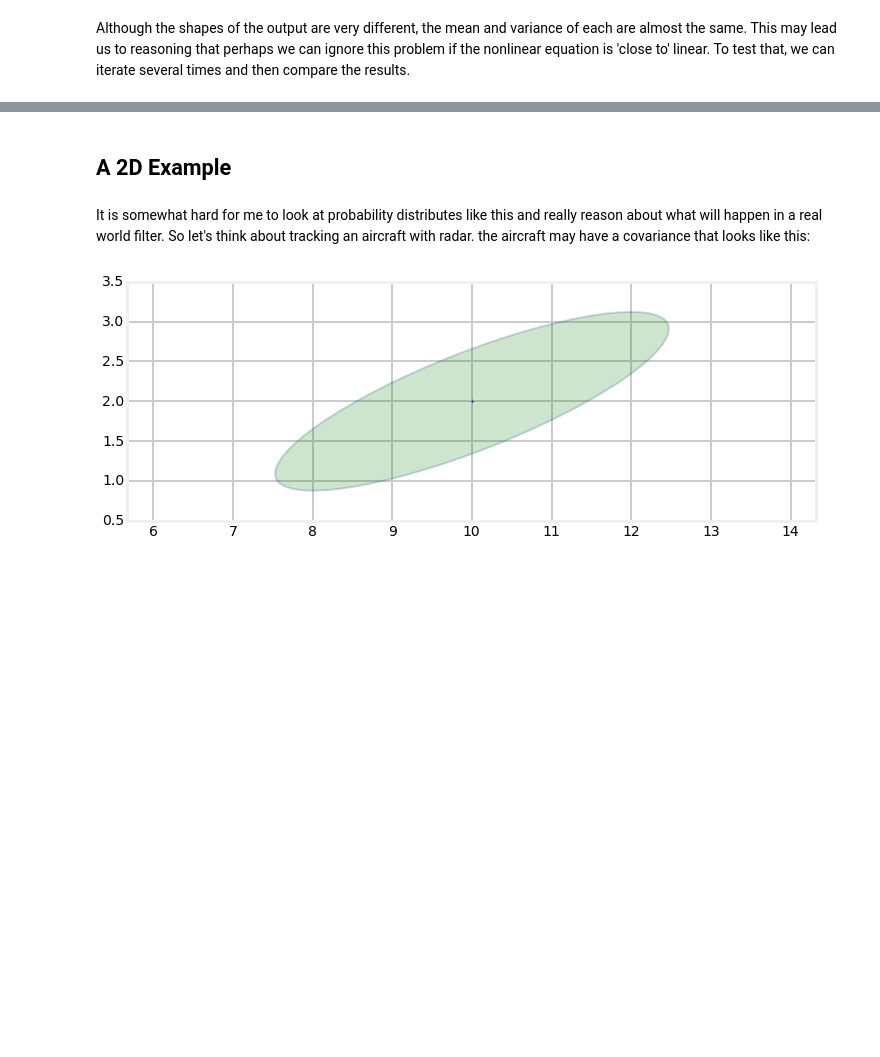
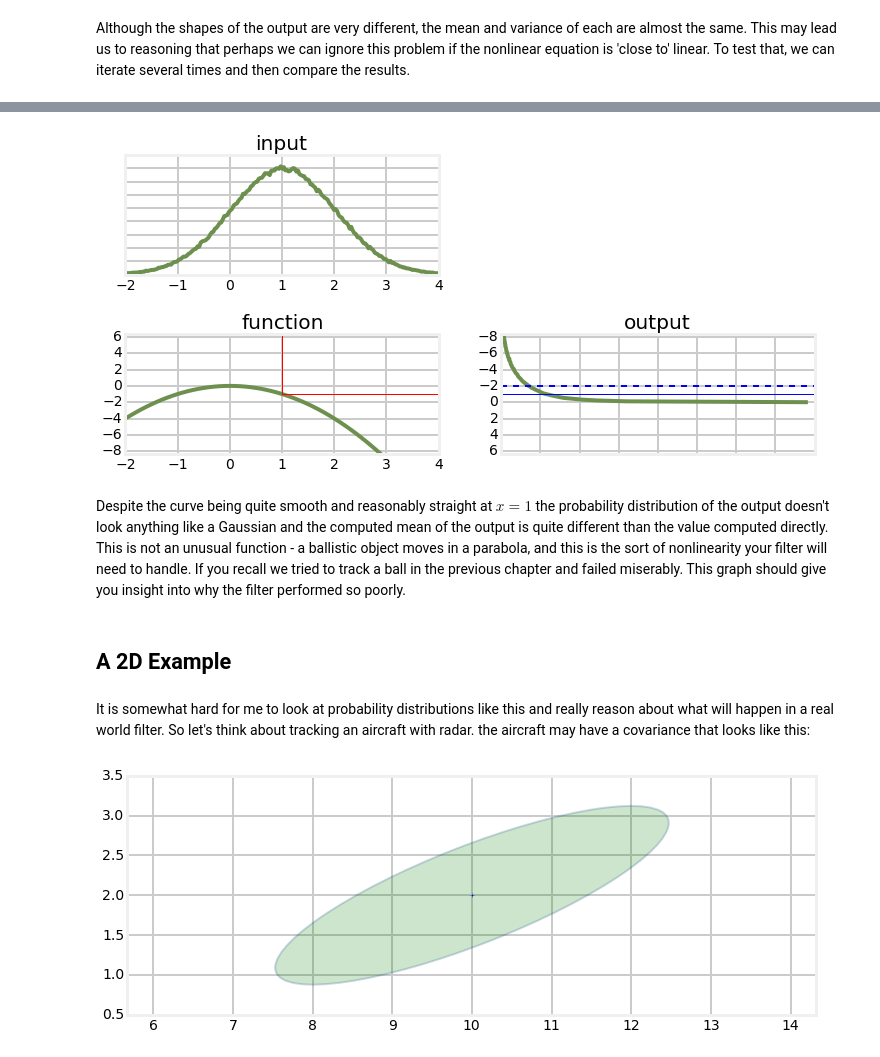
Before and after one commit to rlabbe/Kalman-and-Bayesian-Filters-in-Python, a Jupyter notebook: 09_Nonlinear_Filtering.ipynb, the cells around one changed output, grey strips where cells are left out. Drawn from its saved outputs; the diff is of its cells as text; code cells hidden in the pictures; blank space fills up the shorter version.

Commit message:
Formatting and experiments.
Let this check in get away from me. Bunch of small formatting sttuf
in the various chapters, some experimental animations and code, etc.
Not a clearly delineated check in.

```diff
--- a/09_Nonlinear_Filtering.ipynb
+++ b/09_Nonlinear_Filtering.ipynb
@@ -194,6 +200,19 @@ Unfortunately we can see that the nonlinear version is not stable. We have drift
+# %%
+def g3(x):
+    return -x*x
+x0 = (1, 1)
+data = normal(loc=x0[0], scale=x0[1], size=500000)
+
+
+with book_format.figsize(y=5):
+    plot_transfer_func(data, g3, gaussian=x0)
+# %% [output]
+[figure, added]
+# %% [markdown]
+Despite the curve being quite smooth and reasonably straight at $x=1$ the probability distribution of the output doesn't look anything like a Gaussian and the computed mean of the output is quite different than the value computed directly. This is not an unusual function - a ballistic object moves in a parabola, and this is the sort of nonlinearity your filter will need to handle. If you recall we tried to track a ball in the previous chapter and failed miserably. This graph should give you insight into why the filter performed so poorly.
 # %% [markdown]
 ## A 2D Example
 # %% [markdown]
-It is somewhat hard for me to look at probability distributes like this and really reason about what will happen in a real world filter. So let's think about tracking an aircraft with radar. the aircraft may have a covariance that looks like this:
+It is somewhat hard for me to look at probability distributions like this and really reason about what will happen in a real world filter. So let's think about tracking an aircraft with radar. the aircraft may have a covariance that looks like this:
 # %%
 import stats
```
Also changed, not shown: parts of 12 cells of this notebook, 9 other files.
